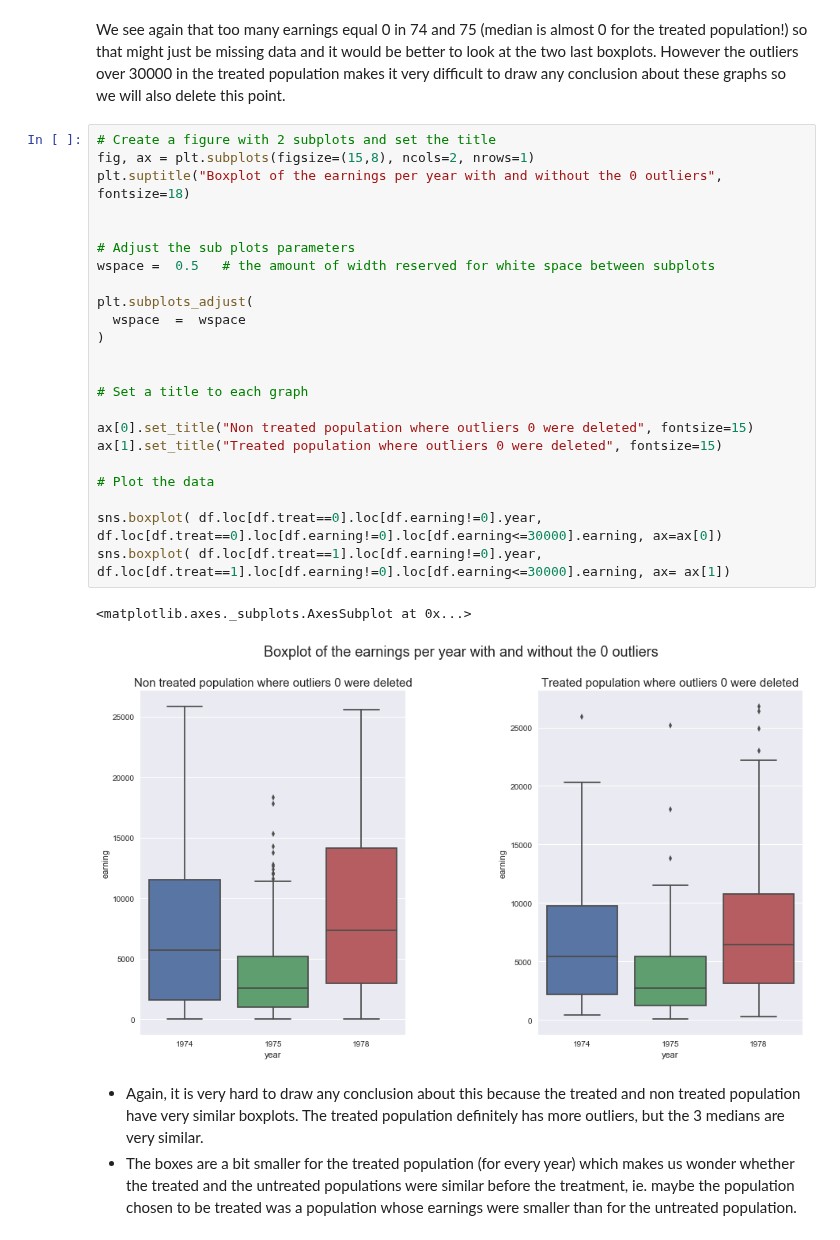
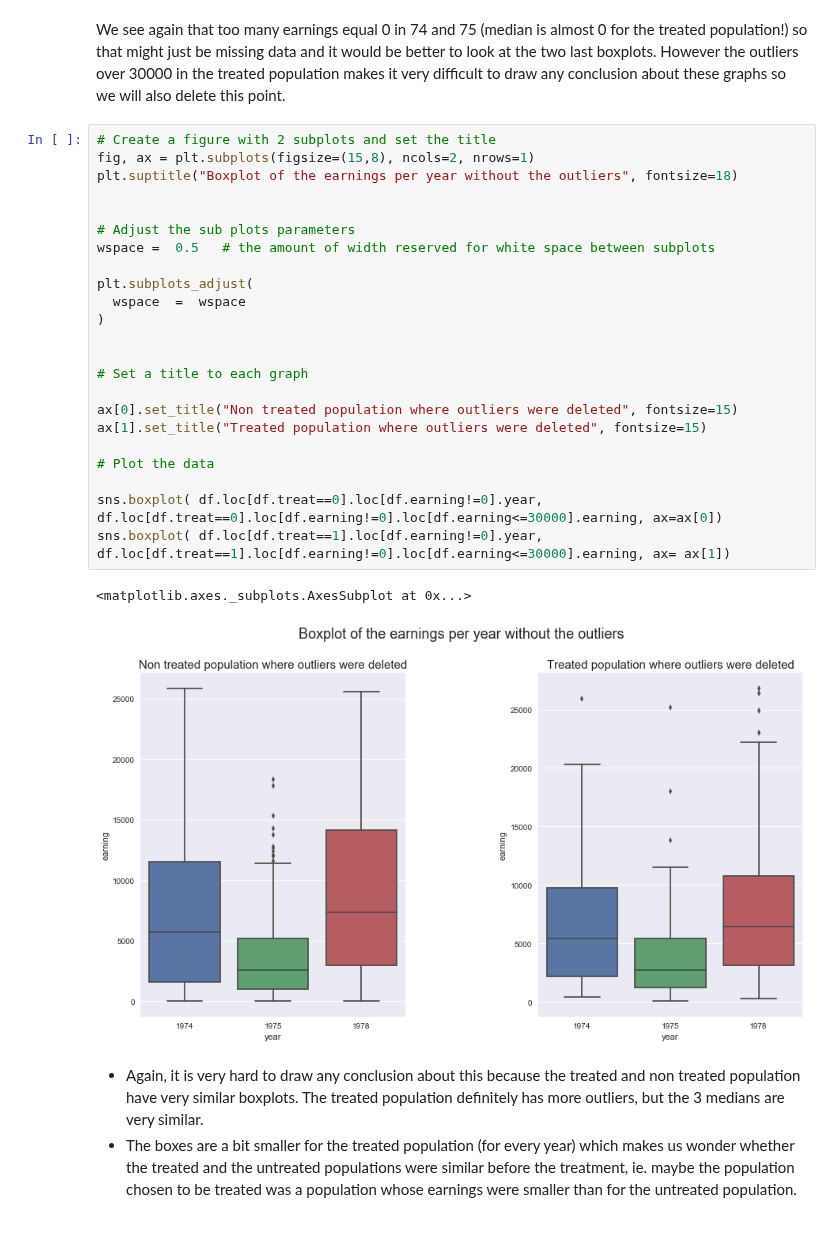
Before and after one commit to adamkozak/ADA2017-project, a Jupyter notebook: Homework/04 - Applied ML/Homework 4.ipynb, the cells around one changed output. Drawn from its saved outputs; the diff is of its cells as text.

```diff
--- a/Homework/04 - Applied ML/Homework 4.ipynb
+++ b/Homework/04 - Applied ML/Homework 4.ipynb
@@ -149,29 +149,29 @@ We see again that too many earnings equal 0 in 74 and 75 (median is almost 0 for
 # %%
 # Create a figure with 2 subplots and set the title
 fig, ax = plt.subplots(figsize=(15,8), ncols=2, nrows=1)
-plt.suptitle("Boxplot of the earnings per year with and without the 0 outliers", fontsize=18)
+plt.suptitle("Boxplot of the earnings per year without the outliers", fontsize=18)
 
 
 # Adjust the sub plots parameters
 wspace =  0.5   # the amount of width reserved for white space between subplots
 
 plt.subplots_adjust(
   wspace  =  wspace
 )
 
 
 # Set a title to each graph
 
-ax[0].set_title("Non treated population where outliers 0 were deleted", fontsize=15)
-ax[1].set_title("Treated population where outliers 0 were deleted", fontsize=15)
+ax[0].set_title("Non treated population where outliers were deleted", fontsize=15)
+ax[1].set_title("Treated population where outliers were deleted", fontsize=15)
 
 # Plot the data
 
 sns.boxplot( df.loc[df.treat==0].loc[df.earning!=0].year, df.loc[df.treat==0].loc[df.earning!=0].loc[df.earning<=30000].earning, ax=ax[0])
 sns.boxplot( df.loc[df.treat==1].loc[df.earning!=0].year, df.loc[df.treat==1].loc[df.earning!=0].loc[df.earning<=30000].earning, ax= ax[1])
 # %% [output]
 <matplotlib.axes._subplots.AxesSubplot at 0x...>
-[figure, old version]
+[figure, new version]
 # %% [markdown]
 - Again, it is very hard to draw any conclusion about this because the treated and non treated population have very similar boxplots. The treated population definitely has more outliers, but the 3 medians are very similar.
 - The boxes are a bit smaller for the treated population (for every year) which makes us wonder whether the treated and the untreated populations were similar before the treatment, ie. maybe the population chosen to be treated was a population whose earnings were smaller than for the untreated population.
```
Also changed, not shown: parts of 10 cells of this notebook.
